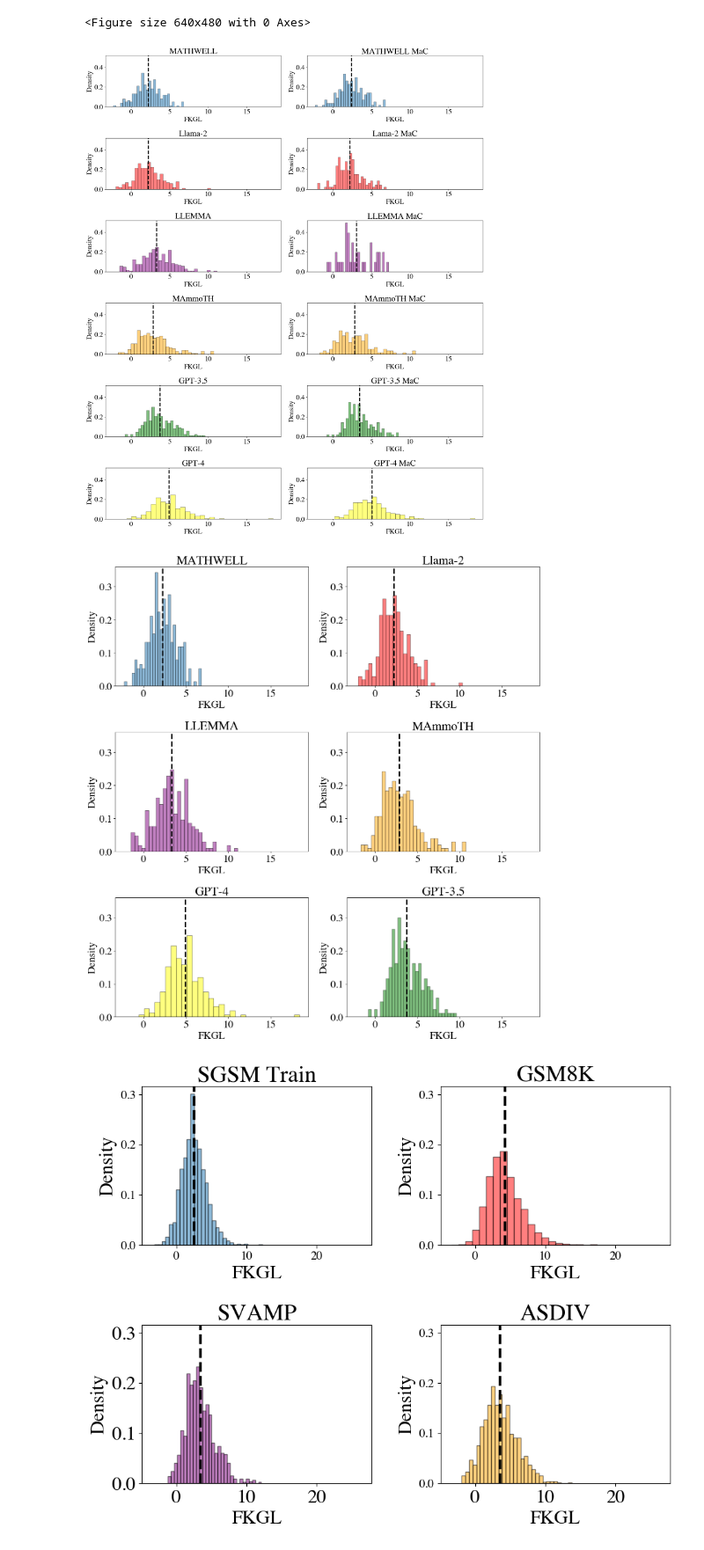
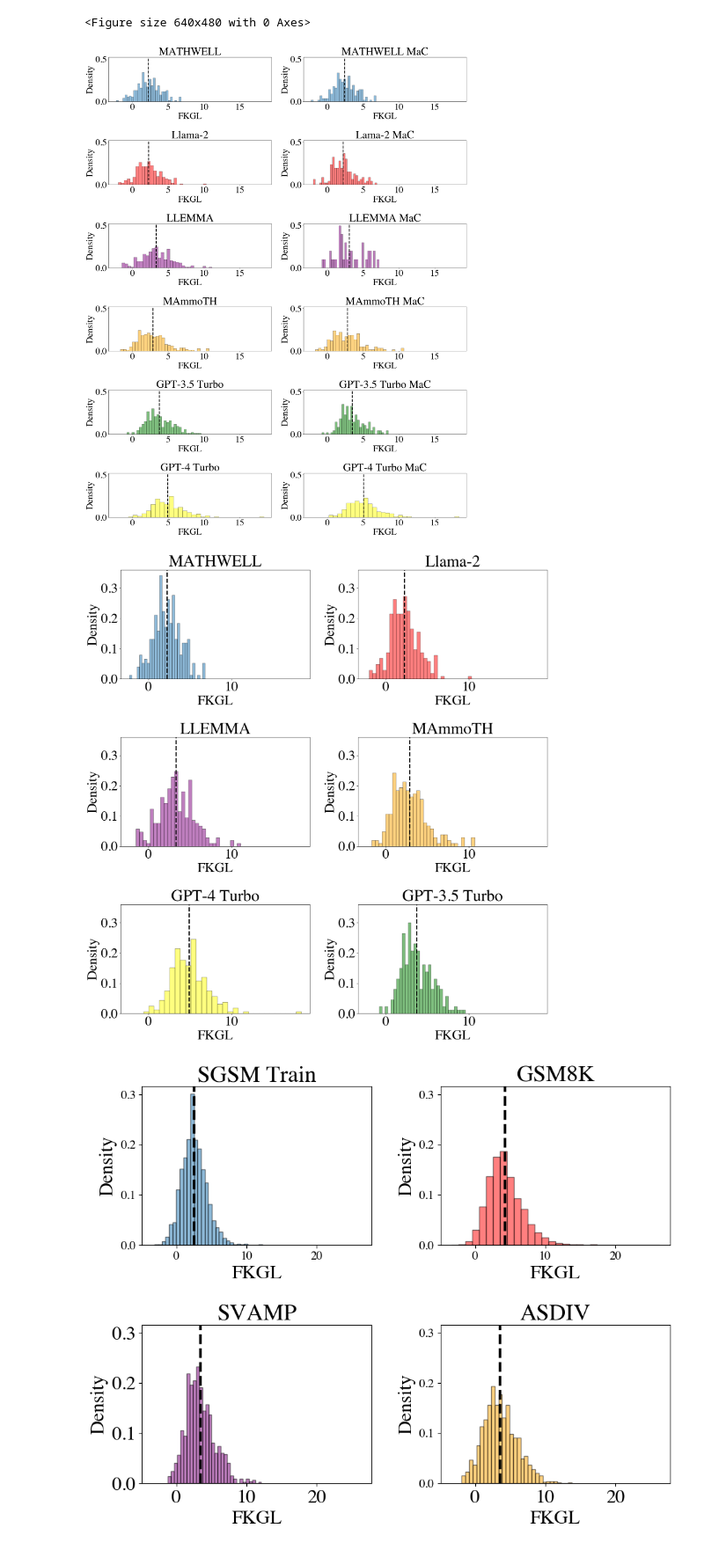
Before and after one commit to bryanchrist/llama2-70b, a Jupyter notebook: reading_level.ipynb, the cells around one changed output. Shown at 88% size. Saved outputs shown, nothing was run; the diff lists cells and outputs as text; code cells hidden in the pictures.

```diff
--- a/reading_level.ipynb
+++ b/reading_level.ipynb
@@ -527,7 +527,9 @@ plt.savefig('reading_level_his.png')
 <Figure size 640x480 with 0 Axes>
 # %%
 # Create a figure with two subplots (2 rows, 1 column)
-fig, axs = plt.subplots(nrows=6, ncols=2, figsize=(18, 22), sharex = True, sharey = True)
+plt.rcParams["font.family"] = "Times"
+plt.rcParams.update({'font.size': 36})
+fig, axs = plt.subplots(nrows=6, ncols=2, figsize=(22, 28), sharex = True, sharey = True)
 
 # Plot the first histogram on the top subplot
 axs[0, 1].hist(mathwell_good_grades[0], bins=30, alpha=0.5, label='MATHWELL MaC', edgecolor='black', density=True)
@@ -547,11 +549,11 @@ axs[3, 1].set_title('MAmmoTH MaC')
 axs[3,1].axvline(np.mean(mammoth_good_grades[0]), color='k', linestyle='dashed', linewidth=3)
 
 axs[4, 1].hist(gpt35_good_grades[0], bins=30, alpha=0.5, label='GPT-3.5 MaC', edgecolor='black', density=True, color= 'Green')
-axs[4, 1].set_title('GPT-3.5 MaC')
+axs[4, 1].set_title('GPT-3.5 Turbo MaC')
 axs[4,1].axvline(np.mean(gpt35_good_grades[0]), color='k', linestyle='dashed', linewidth=3)
 
 axs[5, 1].hist(gpt4_good_grades[0], bins=30, alpha=0.5, label='GPT-4 MaC', edgecolor='black', density=True, color= 'Yellow')
-axs[5, 1].set_title('GPT-4 MaC')
+axs[5, 1].set_title('GPT-4 Turbo MaC')
 axs[5,1].axvline(np.mean(gpt4_good_grades[0]), color='k', linestyle='dashed', linewidth=3)
 
 axs[0, 0].hist(mathwell_all_grades[0], bins=30, alpha=0.5, label='MATHWELL', edgecolor='black', density=True)
@@ -571,64 +573,67 @@ axs[3, 0].set_title('MAmmoTH')
 axs[3,0].axvline(np.mean(mammoth_all_grades[0]), color='k', linestyle='dashed', linewidth=3)
 
 axs[4, 0].hist(gpt35_all_grades[0], bins=30, alpha=0.5, label='GPT3.5', edgecolor='black', density=True, color= 'Green')
-axs[4, 0].set_title('GPT-3.5')
+axs[4, 0].set_title('GPT-3.5 Turbo')
 axs[4,0].axvline(np.mean(gpt35_all_grades[0]), color='k', linestyle='dashed', linewidth=3)
 
 axs[5, 0].hist(gpt4_all_grades[0], bins=30, alpha=0.5, label='GPT4', edgecolor='black', density=True, color= 'Yellow')
-axs[5, 0].set_title('GPT-4')
+axs[5, 0].set_title('GPT-4 Turbo')
 axs[5,0].axvline(np.mean(gpt4_all_grades[0]), color='k', linestyle='dashed', linewidth=3)
 
 axs[0, 0].set_xlabel('FKGL')
 axs[0, 0].set_ylabel('Density')
 axs[0, 1].set_xlabel('FKGL')
 axs[0, 1].set_ylabel('Density')
 axs[1, 0].set_xlabel('FKGL')
 axs[1, 0].set_ylabel('Density')
 axs[1, 1].set_xlabel('FKGL')
 axs[1, 1].set_ylabel('Density')
 axs[2, 0].set_xlabel('FKGL')
 axs[2, 0].set_ylabel('Density')
 axs[2, 1].set_xlabel('FKGL')
 axs[2, 1].set_ylabel('Density')
 axs[3, 0].set_xlabel('FKGL')
 axs[3, 0].set_ylabel('Density')
 axs[3, 1].set_xlabel('FKGL')
 axs[3, 1].set_ylabel('Density')
 axs[4, 0].set_xlabel('FKGL')
 axs[4, 0].set_ylabel('Density')
 axs[4, 1].set_xlabel('FKGL')
 axs[4, 1].set_ylabel('Density')
 axs[5, 0].set_xlabel('FKGL')
 axs[5, 0].set_ylabel('Density')
 axs[5, 1].set_xlabel('FKGL')
 axs[5, 1].set_ylabel('Density')
-axs[0,0].tick_params(axis='both', which='both', labelsize=22, labelbottom=True)
-axs[0,1].tick_params(axis='both', which='both', labelsize=22, labelbottom=True)
-axs[1,0].tick_params(axis='both', which='both', labelsize=22, labelbottom=True)
-axs[1,1].tick_params(axis='both', which='both', labelsize=22, labelbottom=True)
-axs[2,0].tick_params(axis='both', which='both', labelsize=22, labelbottom=True)
-axs[2,1].tick_params(axis='both', which='both', labelsize=22, labelbottom=True)
-axs[3,0].tick_params(axis='both', which='both', labelsize=22, labelbottom=True)
-axs[3,1].tick_params(axis='both', which='both', labelsize=22, labelbottom=True)
-axs[4,0].tick_params(axis='both', which='both', labelsize=22, labelbottom=True)
-axs[4,1].tick_params(axis='both', which='both', labelsize=22, labelbottom=True)
-axs[5,0].tick_params(axis='both', which='both', labelsize=22, labelbottom=True)
-axs[5,1].tick_params(axis='both', which='both', labelsize=22, labelbottom=True)
+axs[0,0].tick_params(axis='both', which='both', labelsize=36, labelbottom=True)
+axs[0,1].tick_params(axis='both', which='both', labelsize=36, labelbottom=True)
+axs[1,0].tick_params(axis='both', which='both', labelsize=36, labelbottom=True)
+axs[1,1].tick_params(axis='both', which='both', labelsize=36, labelbottom=True)
+axs[2,0].tick_params(axis='both', which='both', labelsize=36, labelbottom=True)
+axs[2,1].tick_params(axis='both', which='both', labelsize=36, labelbottom=True)
+axs[3,0].tick_params(axis='both', which='both', labelsize=36, labelbottom=True)
+axs[3,1].tick_params(axis='both', which='both', labelsize=36, labelbottom=True)
+axs[4,0].tick_params(axis='both', which='both', labelsize=36, labelbottom=True)
+axs[4,1].tick_params(axis='both', which='both', labelsize=36, labelbottom=True)
+axs[5,0].tick_params(axis='both', which='both', labelsize=36, labelbottom=True)
+axs[5,1].tick_params(axis='both', which='both', labelsize=36, labelbottom=True)
 
-axs[0,1].tick_params(axis='y', which='both', labelsize=22, labelleft=True)
-axs[1,1].tick_params(axis='y', which='both', labelsize=22, labelleft=True)
-axs[2,1].tick_params(axis='y', which='both', labelsize=22, labelleft=True)
-axs[3,1].tick_params(axis='y', which='both', labelsize=22, labelleft=True)
-axs[4,1].tick_params(axis='y', which='both', labelsize=22, labelleft=True)
-axs[5,1].tick_params(axis='y', which='both', labelsize=22, labelleft=True)
+axs[0,1].tick_params(axis='y', which='both', labelsize=36, labelleft=True)
+axs[1,1].tick_params(axis='y', which='both', labelsize=36, labelleft=True)
+axs[2,1].tick_params(axis='y', which='both', labelsize=36, labelleft=True)
+axs[3,1].tick_params(axis='y', which='both', labelsize=36, labelleft=True)
+axs[4,1].tick_params(axis='y', which='both', labelsize=36, labelleft=True)
+axs[5,1].tick_params(axis='y', which='both', labelsize=36, labelleft=True)
 # Customize the overall layout
 plt.tight_layout()
 plt.savefig('reading_level_models.pdf')
 # %% [output]
-[figure, old version]
+[figure, new version]
 # %%
+plt.rcParams["font.family"] = "Times"
+plt.rcParams.update({'font.size': 36})
+from scipy import stats
 # Create a figure with two subplots (2 rows, 1 column)
-fig, axs = plt.subplots(nrows=3, ncols=2, figsize=(14, 15), sharex = True, sharey = True)
+fig, axs = plt.subplots(nrows=3, ncols=2, figsize=(18, 19), sharex = True, sharey = True)
 
 axs[0, 0].hist(mathwell_all_grades[0], bins=30, alpha=0.5, label='MATHWELL', edgecolor='black', density=True)
 axs[0, 0].set_title('MATHWELL')
@@ -647,11 +652,11 @@ axs[1, 1].set_title('MAmmoTH')
 axs[1,1].axvline(np.mean(mammoth_all_grades[0]), color='k', linestyle='dashed', linewidth=3)
 
 axs[2, 1].hist(gpt35_all_grades[0], bins=30, alpha=0.5, label='GPT-3.5', edgecolor='black', density=True, color= 'Green')
-axs[2, 1].set_title('GPT-3.5')
+axs[2, 1].set_title('GPT-3.5 Turbo')
 axs[2,1].axvline(np.mean(gpt35_all_grades[0]), color='k', linestyle='dashed', linewidth=3)
 
 axs[2, 0].hist(gpt4_all_grades[0], bins=30, alpha=0.5, label='GPT-4', edgecolor='black', density=True, color= 'Yellow')
-axs[2, 0].set_title('GPT-4')
+axs[2, 0].set_title('GPT-4 Turbo')
 axs[2,0].axvline(np.mean(gpt4_all_grades[0]), color='k', linestyle='dashed', linewidth=3)
 
 axs[0, 0].set_xlabel('FKGL')
@@ -674,20 +679,20 @@ axs[2, 0].set_ylabel('Density')
 # axs[3, 0].set_ylabel('Density')
 # axs[3, 1].set_xlabel('FKGL')
 # axs[3, 1].set_ylabel('Density')
-axs[0,0].tick_params(axis='both', which='both', labelsize=22, labelbottom=True)
-axs[0,1].tick_params(axis='both', which='both', labelsize=22, labelbottom=True)
-axs[1,0].tick_params(axis='both', which='both', labelsize=22, labelbottom=True)
-axs[1,1].tick_params(axis='both', which='both', labelsize=22, labelbottom=True)
-axs[2,0].tick_params(axis='both', which='both', labelsize=22, labelbottom=True)
-axs[2,1].tick_params(axis='both', which='both', labelsize=22, labelbottom=True)
+axs[0,0].tick_params(axis='both', which='both', labelsize=36, labelbottom=True)
+axs[0,1].tick_params(axis='both', which='both', labelsize=36, labelbottom=True)
+axs[1,0].tick_params(axis='both', which='both', labelsize=36, labelbottom=True)
+axs[1,1].tick_params(axis='both', which='both', labelsize=36, labelbottom=True)
+axs[2,0].tick_params(axis='both', which='both', labelsize=36, labelbottom=True)
+axs[2,1].tick_params(axis='both', which='both', labelsize=36, labelbottom=True)
 # axs[2,0].tick_params(axis='both', which='both', labelsize=22, labelbottom=True)
 # axs[2,1].tick_params(axis='both', which='both', labelsize=22, labelbottom=True)
 # axs[3,0].tick_params(axis='both', which='both', labelsize=22, labelbottom=True)
 # axs[3,1].tick_params(axis='both', which='both', labelsize=22, labelbottom=True)
 
-axs[0,1].tick_params(axis='y', which='both', labelsize=22, labelleft=True)
-axs[1,1].tick_params(axis='y', which='both', labelsize=22, labelleft=True)
-axs[2,1].tick_params(axis='y', which='both', labelsize=22, labelleft=True)
+axs[0,1].tick_params(axis='y', which='both', labelsize=36, labelleft=True)
+axs[1,1].tick_params(axis='y', which='both', labelsize=36, labelleft=True)
+axs[2,1].tick_params(axis='y', which='both', labelsize=36, labelleft=True)
 # axs[2,1].tick_params(axis='y', which='both', labelsize=22, labelleft=True)
 # axs[3,1].tick_params(axis='y', which='both', labelsize=22, labelleft=True)
 
@@ -695,6 +700,6 @@ axs[2,1].tick_params(axis='y', which='both', labelsize=22, labelleft=True)
 plt.tight_layout()
 plt.savefig('reading_level_models_all.pdf')
 # %% [output]
-[figure, old version]
+[figure, new version]
 # %%
 # Create a figure with two subplots (2 rows, 1 column)
```
Also changed, not shown: parts of 1 cell of this notebook, 6 other files.
